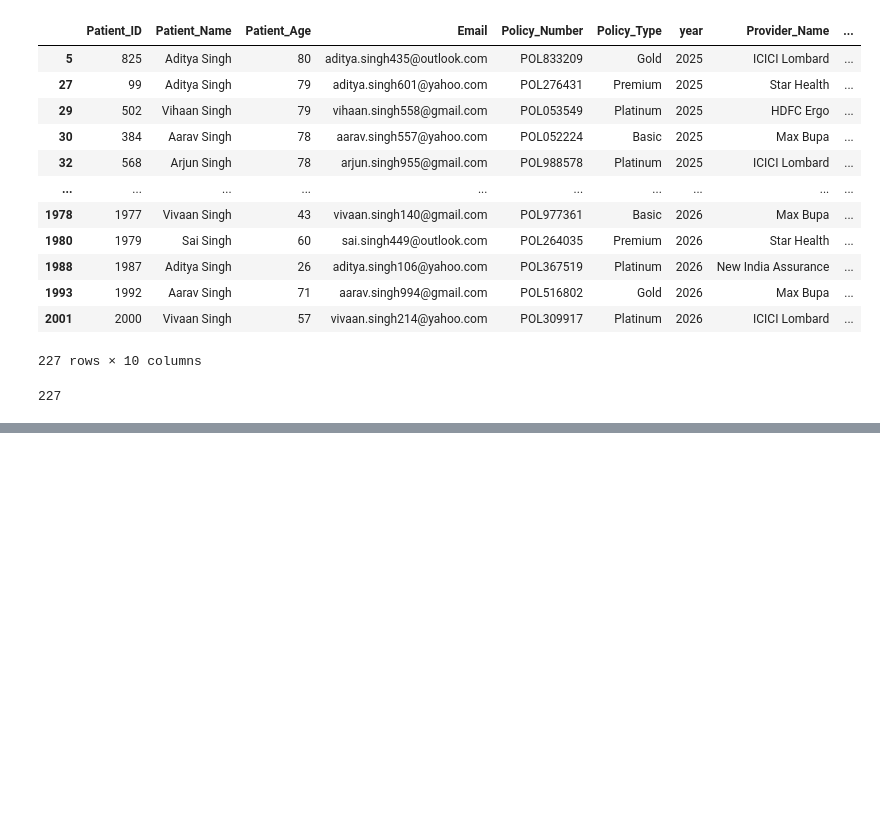
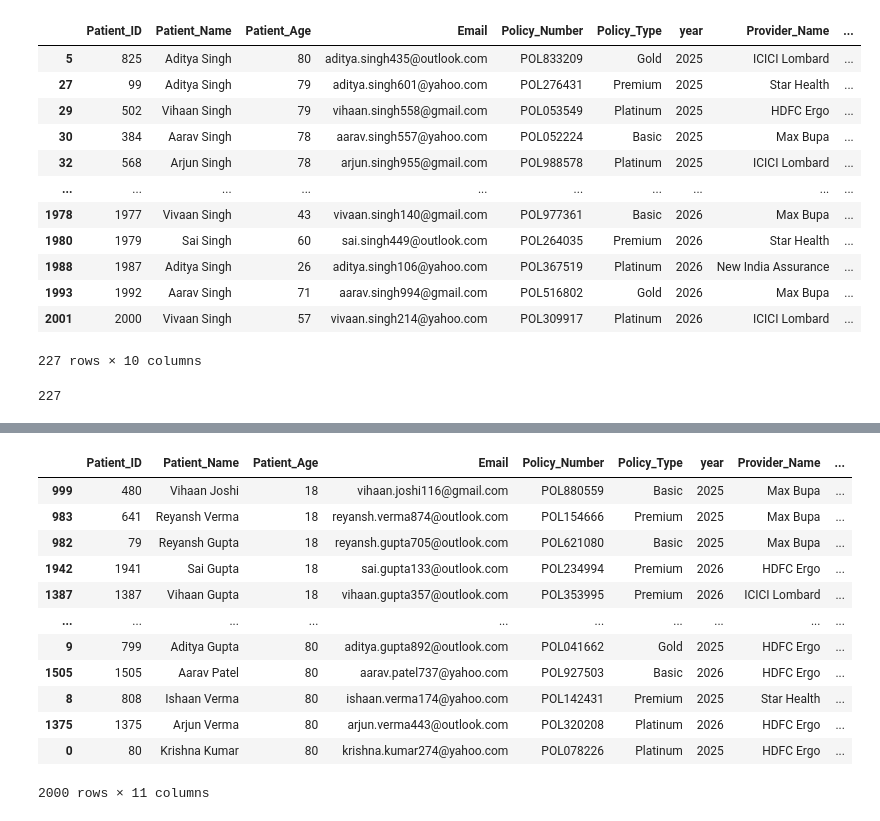
Before and after one commit to prashant0708/Python_for_all_YT_Playlist, a Jupyter notebook: 25.Pandas.ipynb, the cells around one changed output, grey strips where cells are left out. Saved outputs shown, nothing was run; the diff lists cells and outputs as text; code cells hidden in the pictures; blank space fills up the shorter version.

```diff
--- a/25.Pandas.ipynb
+++ b/25.Pandas.ipynb
@@ -1151,0 +1196,18 @@ patient_data[patient_data["Patient_Name"].str.endswith('Singh')]['Patient_ID'].c
+# %%
+patient_data['Patient_Age_category']=patient_data['Patient_Age'].where(patient_data['Patient_Age']>30 , "Young")
+# %%
+patient_data.sort_values(by='Patient_Age',ascending=True)
+# %% [output]
+|  | Patient_ID | Patient_Name | Patient_Age | Email | Policy_Number | Policy_Type | year | Provider_Name | ... |
+| 999 | 480 | Vihaan Joshi | 18 | vihaan.joshi116@gmail.com | POL880559 | Basic | 2025 | Max Bupa | ... |
+| 983 | 641 | Reyansh Verma | 18 | reyansh.verma874@outlook.com | POL154666 | Premium | 2025 | Max Bupa | ... |
+| 982 | 79 | Reyansh Gupta | 18 | reyansh.gupta705@outlook.com | POL621080 | Basic | 2025 | Max Bupa | ... |
+| 1942 | 1941 | Sai Gupta | 18 | sai.gupta133@outlook.com | POL234994 | Premium | 2026 | HDFC Ergo | ... |
+| 1387 | 1387 | Vihaan Gupta | 18 | vihaan.gupta357@outlook.com | POL353995 | Premium | 2026 | ICICI Lombard | ... |
+| ... | ... | ... | ... | ... | ... | ... | ... | ... | ... |
+| 9 | 799 | Aditya Gupta | 80 | aditya.gupta892@outlook.com | POL041662 | Gold | 2025 | HDFC Ergo | ... |
+| 1505 | 1505 | Aarav Patel | 80 | aarav.patel737@yahoo.com | POL927503 | Basic | 2026 | HDFC Ergo | ... |
+| 8 | 808 | Ishaan Verma | 80 | ishaan.verma174@yahoo.com | POL142431 | Premium | 2025 | Star Health | ... |
+| 1375 | 1375 | Arjun Verma | 80 | arjun.verma443@outlook.com | POL320208 | Platinum | 2026 | HDFC Ergo | ... |
+| 0 | 80 | Krishna Kumar | 80 | krishna.kumar274@yahoo.com | POL078226 | Platinum | 2025 | HDFC Ergo | ... |
+2000 rows × 11 columns
```
Also changed, not shown: parts of 104 cells of this notebook.
